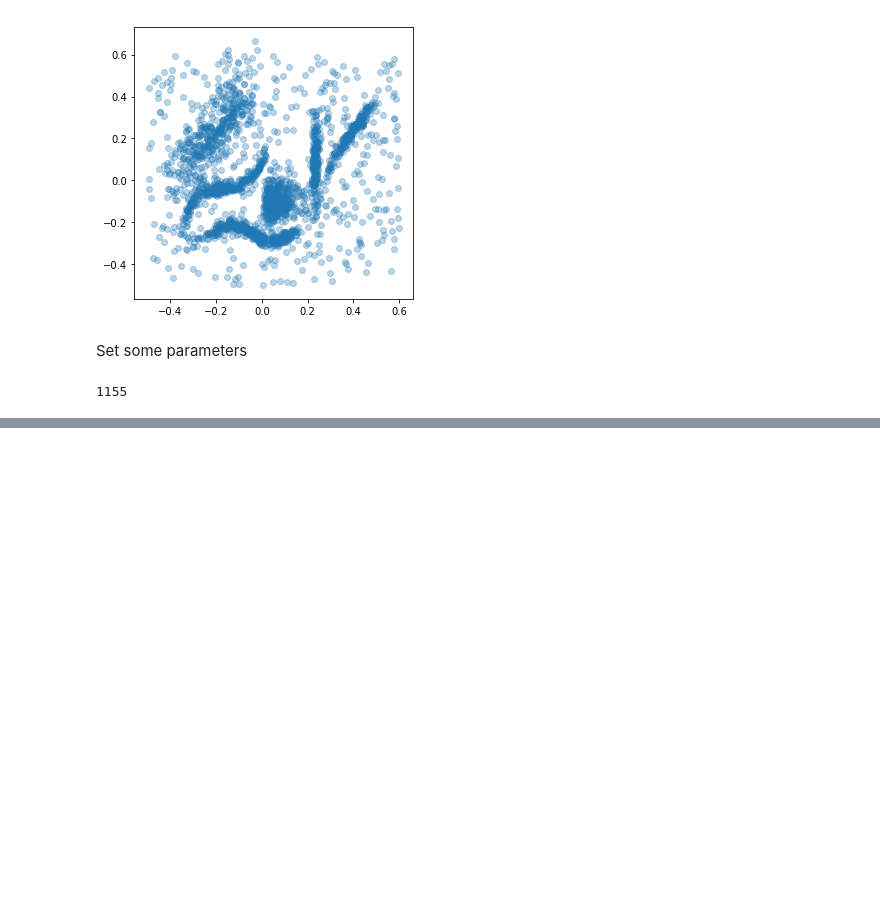
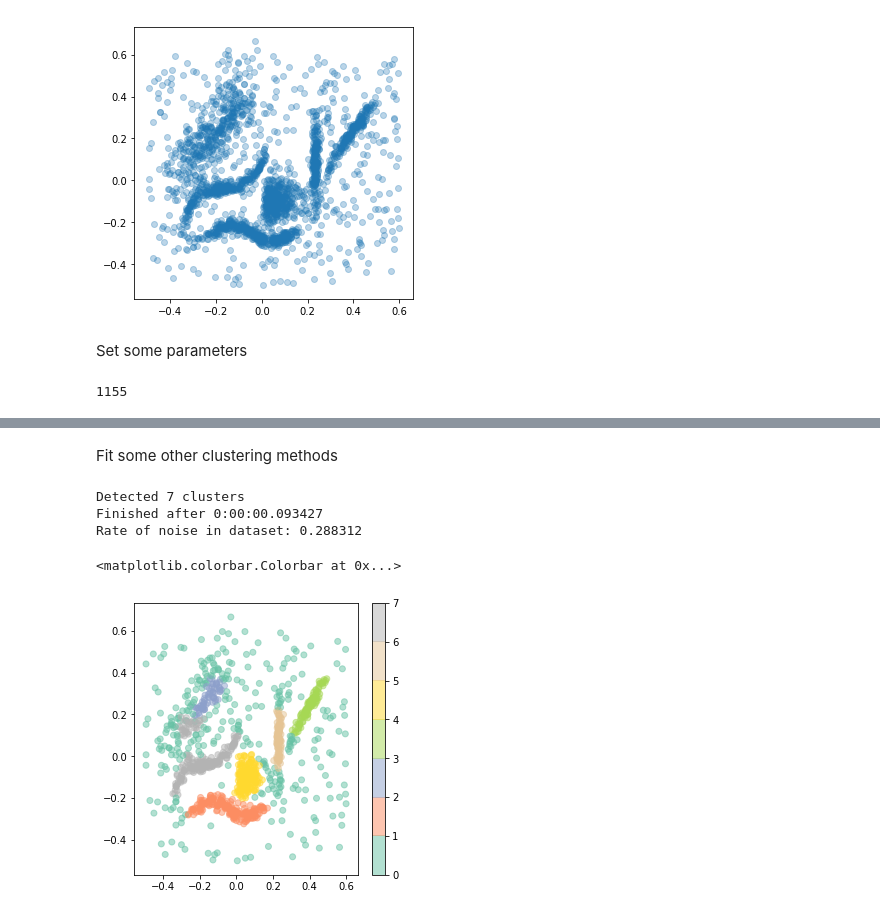
Before and after one commit to clustertoolsgroup/clustertools_project, a Jupyter notebook: even_more_examples.ipynb, the cells around one changed output, grey strips where cells are left out. Saved outputs shown, nothing was run; the diff lists cells and outputs as text; code cells hidden in the pictures; blank space fills up the shorter version.

```diff
--- a/even_more_examples.ipynb
+++ b/even_more_examples.ipynb
@@ -59 +65,19 @@ Plot results
+# %% [markdown]
+Fit some other clustering methods
+# %%
+dbscan_obj = density.DBSCAN(data, eps=0.03, minPts=10)
+dbscan_obj.fit()
+labels = dbscan_obj.cluster_labels
+for i in range(len(labels)):
+    if labels[i] == 'noise':
+        labels[i] = 0
+plt.figure(figsize=(5, 5))
+plt.scatter(fuzzy[::stride,0], fuzzy[::stride,1], c=labels, cmap=plt.get_cmap('Set2', dbscan_obj._n_clusters), alpha=.5)
+plt.colorbar()
+# %% [output]
+Detected 7 clusters
+Finished after 0:00:00.093427
+Rate of noise in dataset: 0.288312
+<matplotlib.colorbar.Colorbar at 0x...>
+[figure, added]
 # %%
```
Also changed, not shown: parts of 12 cells of this notebook, 3 other files.
